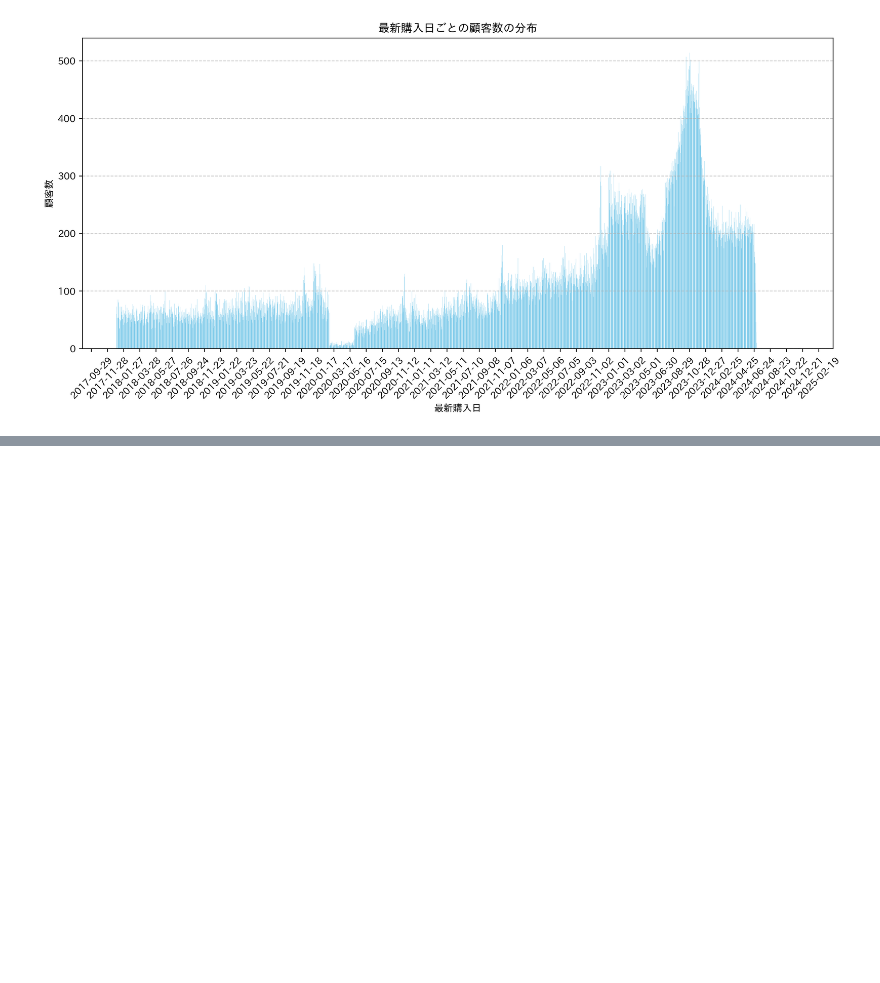
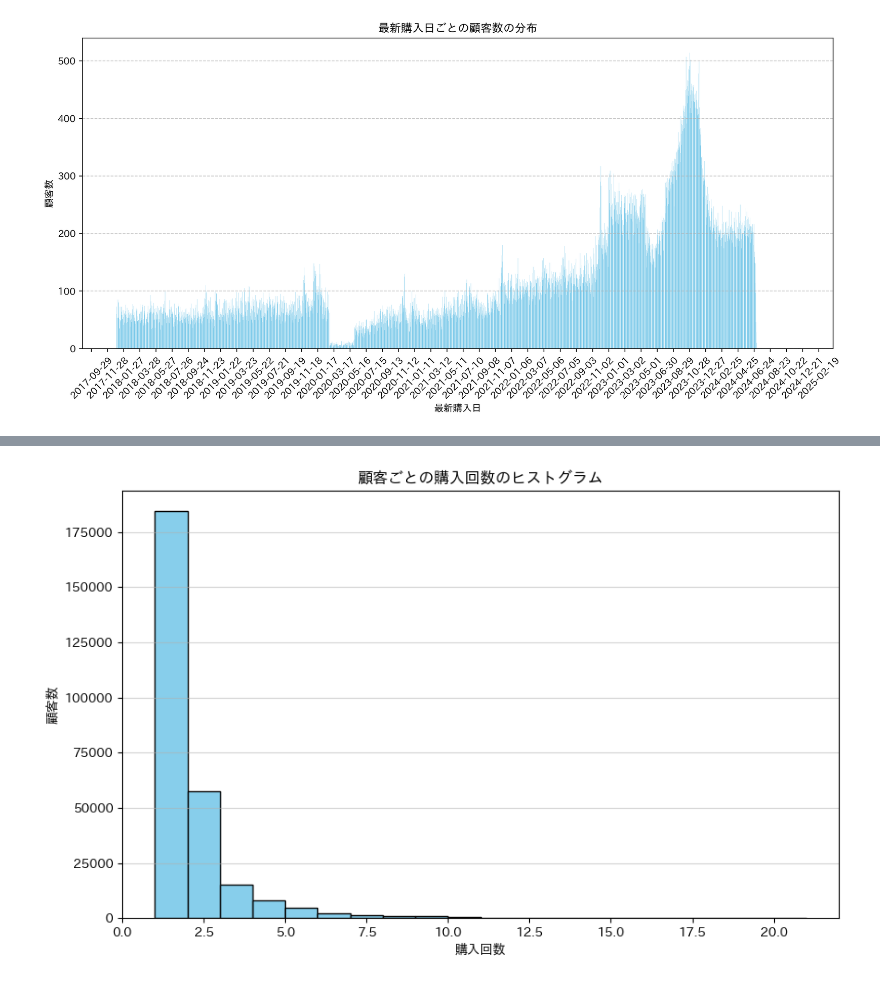
Before and after one commit to maton369/Data_Preprocessing_For_Data_Analyze, a Jupyter notebook: code/06_aggregation.ipynb, the cells around one changed output, grey strips where cells are left out. Cells and saved outputs as stored; diff of their text form; code cells hidden in the pictures; blank space fills up the shorter version.

```diff
--- a/code/06_aggregation.ipynb
+++ b/code/06_aggregation.ipynb
@@ -230,3 +230,27 @@ plt.tight_layout()
 plt.show()
 # %% [output]
 [figure]
+# %%
+import pandas as pd
+
+# データをCSVから読み込む（ファイル名は適宜変更）
+transaction_history = pd.read_csv("../data/transaction_history.csv", dtype={"customer_id": str})
+
+# purchase_dateをdatetime型に変換、エラーを無視して処理を続行
+# errors='coerce'を指定することで、不正な日付をNaT（Not a Time）に変換します
+transaction_history["purchase_date"] = pd.to_datetime(
+    transaction_history["purchase_date"], errors="coerce"
+)
+
+# エラーになった行を確認 (purchase_dateがNaTになっている行)
+error_rows = transaction_history[transaction_history["purchase_date"].isnull()]
+# print(f"Error rows:\n{error_rows}")
+
+# customer_idごとにpurchase_dateの件数をカウント
+order_counts = (
+    transaction_history.groupby("customer_id")["purchase_date"].count().reset_index()
+)
+order_counts.columns = ["customer_id", "freqency"]
+
+# 結果を表示
+order_counts.head()
@@ -232,0 +264,16 @@ plt.show()
+# %%
+# Freaqueancyのヒストグラムを描画
+plt.figure(figsize=(10, 6))
+plt.hist(
+    order_counts["freqency"],
+    bins=list(range(1, 22)),
+    color="skyblue",
+    edgecolor="black",
+)
+plt.xlabel("購入回数")
+plt.ylabel("顧客数")
+plt.title("顧客ごとの購入回数のヒストグラム")
+plt.grid(axis="y", alpha=0.55)
+plt.show()
+# %% [output]
+[figure, added]
```
Also changed, not shown: parts of 1 cell of this notebook.
